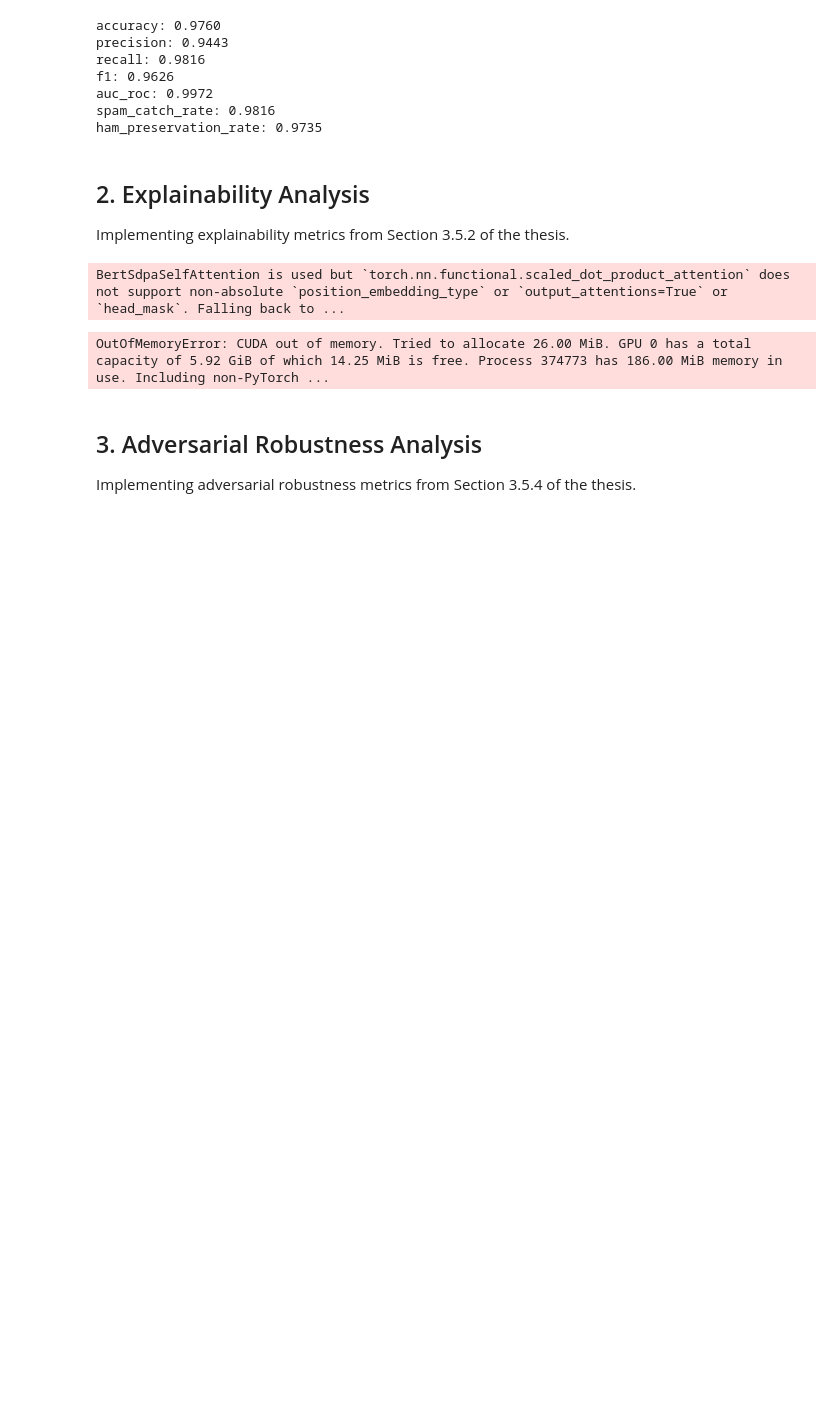
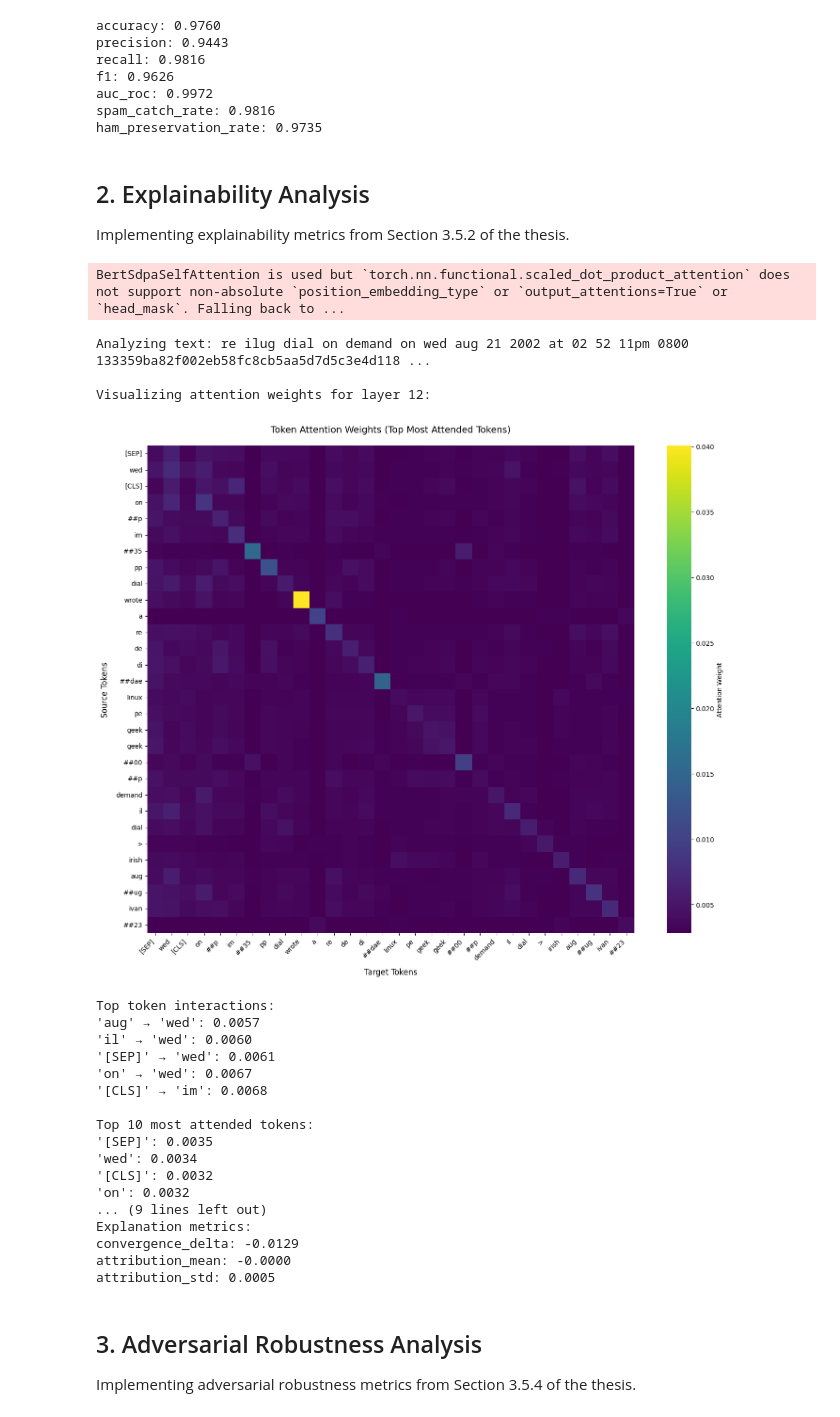
Before and after one commit to RationalEar/spam_detection2, a Jupyter notebook: BERT_Evaluation.ipynb, the cells around one changed output. Drawn from its saved outputs; the diff is of its cells as text; code cells hidden in the pictures; blank space fills up the shorter version.

```diff
--- a/BERT_Evaluation.ipynb
+++ b/BERT_Evaluation.ipynb
@@ -103,19 +103,50 @@ Implementing explainability metrics from Section 3.5.2 of the thesis.
 # %%
 from utils.bert_evaluation import analyze_explanations, visualize_attention
 
 # Analyze a sample email
 sample_text = test_df['text'].iloc[0]
+print("Analyzing text:", sample_text[:100], "...\n")
+
 explanation_data, prob = analyze_explanations(model, sample_text, tokenizer)
 
 # Visualize attention for layer 12
 if 'layer_12' in explanation_data:
-    attention_weights = explanation_data['layer_12'][0].cpu().numpy()
+    print("Visualizing attention weights for layer 12:")
+    # Ensure tensor is detached and moved to CPU before converting to numpy
+    attention_weights = explanation_data['layer_12'][0].detach().cpu().numpy()
     visualize_attention(sample_text, attention_weights, tokenizer)
+else:
+    print("Warning: Layer 12 attention weights not available")
 
-print(f"Prediction probability: {prob.item():.4f}")
+# Print prediction and explanation metrics
+print(f"\nPrediction probability: {prob:.4f}")
+if 'metrics' in explanation_data:
+    print("\nExplanation metrics:")
+    for metric, value in explanation_data['metrics'].items():
+        print(f"{metric}: {value:.4f}")
 # %% [output]
 BertSdpaSelfAttention is used but `torch.nn.functional.scaled_dot_product_attention` does not support non-absolute `position_embedding_type` or `output_attentions=True` or `head_mask`. Falling back to ...
-OutOfMemoryError: CUDA out of memory. Tried to allocate 26.00 MiB. GPU 0 has a total capacity of 5.92 GiB of which 14.25 MiB is free. Process 374773 has 186.00 MiB memory in use. Including non-PyTorch ...
+Analyzing text: re ilug dial on demand on wed aug 21 2002 at 02 52 11pm 0800 133359ba82f002eb58fc8cb5aa5d7d5c3e4d118 ...
+
+Visualizing attention weights for layer 12:
+[figure, added]
+Top token interactions:
+'aug' → 'wed': 0.0057
+'il' → 'wed': 0.0060
+'[SEP]' → 'wed': 0.0061
+'on' → 'wed': 0.0067
+'[CLS]' → 'im': 0.0068
+
+Top 10 most attended tokens:
+'[SEP]': 0.0035
+'wed': 0.0034
+'[CLS]': 0.0032
+'on': 0.0032
+... (9 lines left out)
+Explanation metrics:
+convergence_delta: -0.0129
+attribution_mean: -0.0000
+attribution_std: 0.0005
 # %% [markdown]
 ## 3. Adversarial Robustness Analysis
 
```
Also changed, not shown: parts of 1 cell of this notebook, 2 other files.
